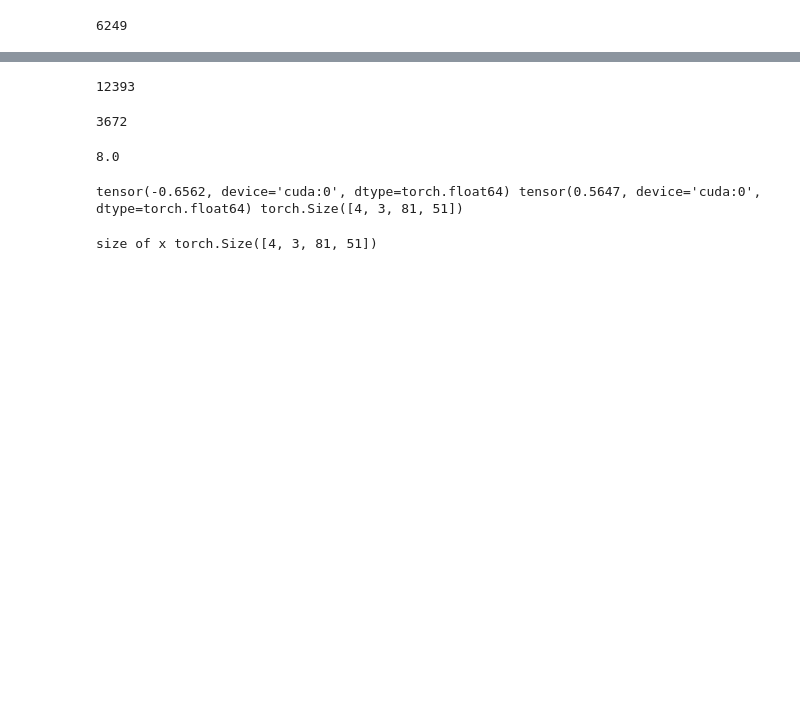
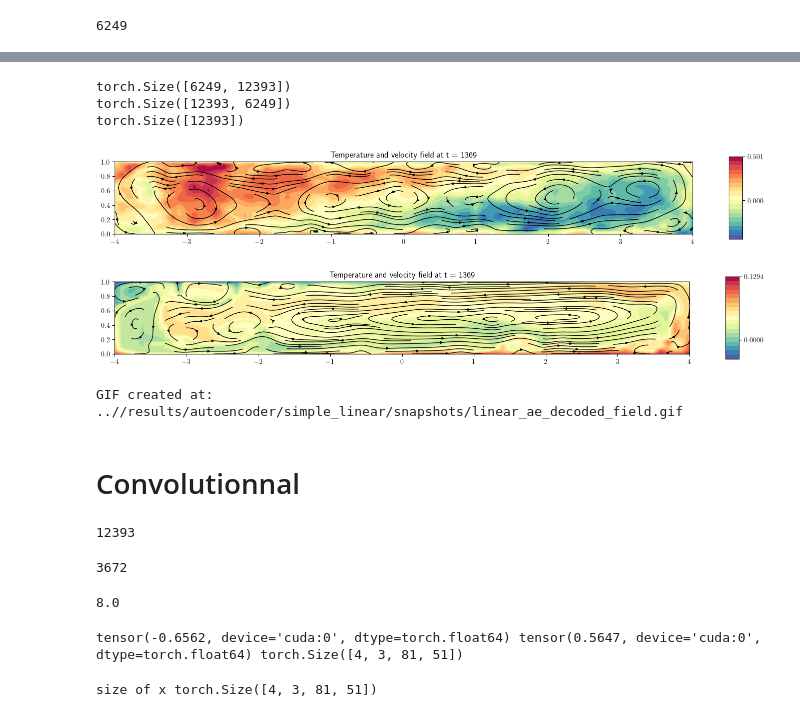
Before and after one commit to Julielmnt/Stage_M2, a Jupyter notebook: code/autoencoder.ipynb, the cells around one changed output, grey strips where cells are left out. Cells and saved outputs as stored; diff of their text form; code cells hidden in the pictures; blank space fills up the shorter version.

```diff
--- a/code/autoencoder.ipynb
+++ b/code/autoencoder.ipynb
@@ -188,0 +210,35 @@ Linear(in_features=12393, out_features=128, bias=True)
+# %%
+X = simulation.X.T
+x = torch.from_numpy(X)
+x = x.float()
+print(x.shape)
+print(x.T.shape)
+print(x[0].shape)
+# %% [output]
+torch.Size([6249, 12393])
+torch.Size([12393, 6249])
+torch.Size([12393])
+# %%
+K = 20
+autoencoder = SimpleLinearAutoencoder(N, K, device)
+
+autoencoder.load_state_dict(torch.load(f'{current_directory}/results/autoencoder/simple_linear/model_K{K}.pt'))
+autoencoder.eval()  # Set the model to evaluation mode
+
+
+with torch.no_grad():
+    encoded_data = autoencoder.encoder(x.to(device))
+
+with torch.no_grad():
+    decoded_data = autoencoder.decoder(encoded_data)
+# %%
+from data_analysis import Simulation
+decoded_simulation = Simulation(current_directory, normalize = True)
+decoded_simulation.reconstruct_simulation(decoded_data.cpu().numpy())
+
+t = 1369
+decoded_simulation.plot_field(t)
+simulation.plot_field(t)
+# %% [output]
+[figure, added]
+[figure, added]
@@ -189,3 +247,11 @@ Linear(in_features=12393, out_features=128, bias=True)
+# %%
+from utils import make_gif
+
+make_gif(f'{current_directory}/results/autoencoder/simple_linear/snapshots/', f'{current_directory}/results/autoencoder/simple_linear/snapshots/linear_ae_decoded_field.gif', 10)
+# %% [output]
+GIF created at: ..//results/autoencoder/simple_linear/snapshots/linear_ae_decoded_field.gif
+# %% [markdown]
+# Convolutionnal
 # %%
 3*81*51
 # %% [output]
```
Also changed, not shown: parts of 17 cells of this notebook, 4 other files.
